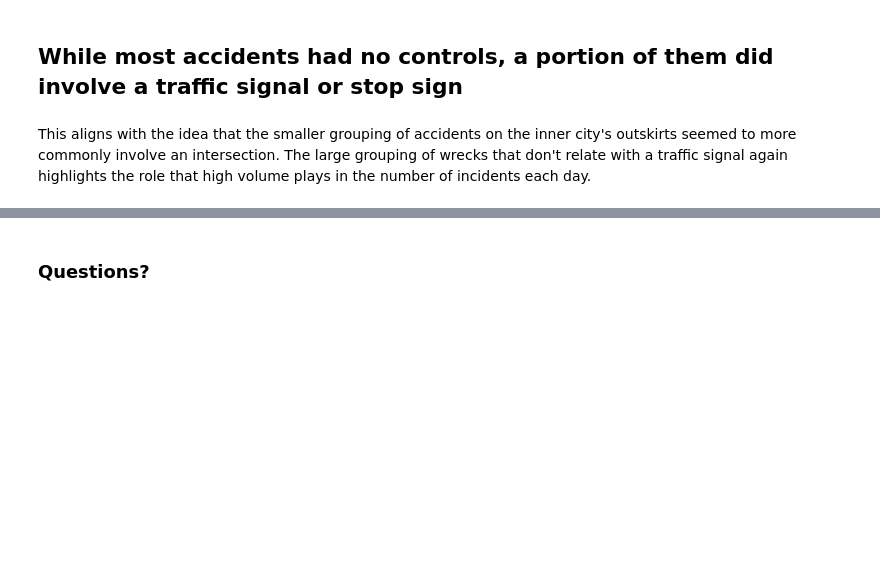
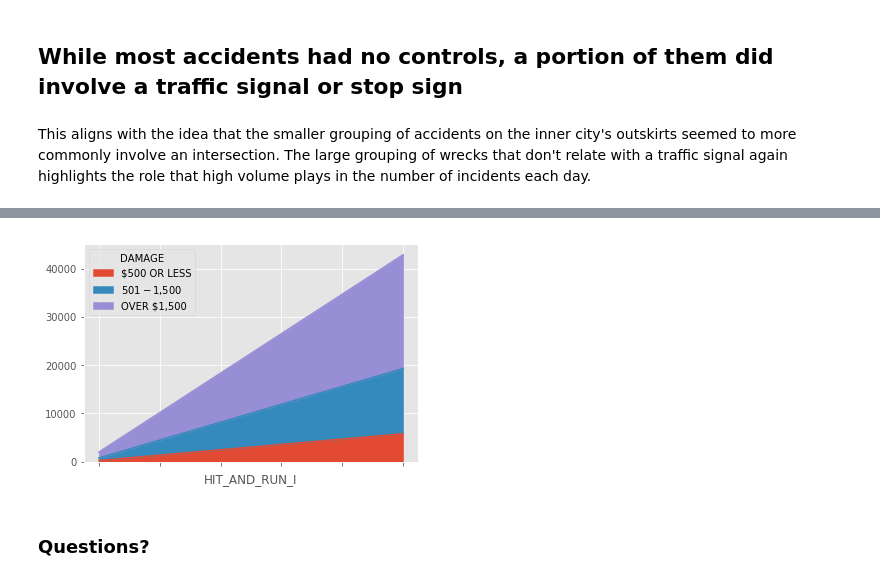
Before and after one commit to Bwig/Project_1, a Jupyter notebook: Analysis_Final.ipynb, the cells around one changed output, grey strips where cells are left out. Drawn from its saved outputs; the diff is of its cells as text; code cells hidden in the pictures; blank space fills up the shorter version.

```diff
--- a/Analysis_Final.ipynb
+++ b/Analysis_Final.ipynb
@@ -465,2 +461,9 @@ This aligns with the idea that the smaller grouping of accidents on the inner ci
+# %%
+hit_damage = pd.crosstab(df_crashes.DAMAGE, df_crashes.HIT_AND_RUN_I)
+hit_damage.T.plot.area()
+plt.savefig("hit_damage.png")
+plt.show()
+# %% [output]
+[figure, added]
 # %% [markdown]
 ### Questions?
```
Also changed, not shown: parts of 6 cells of this notebook.
